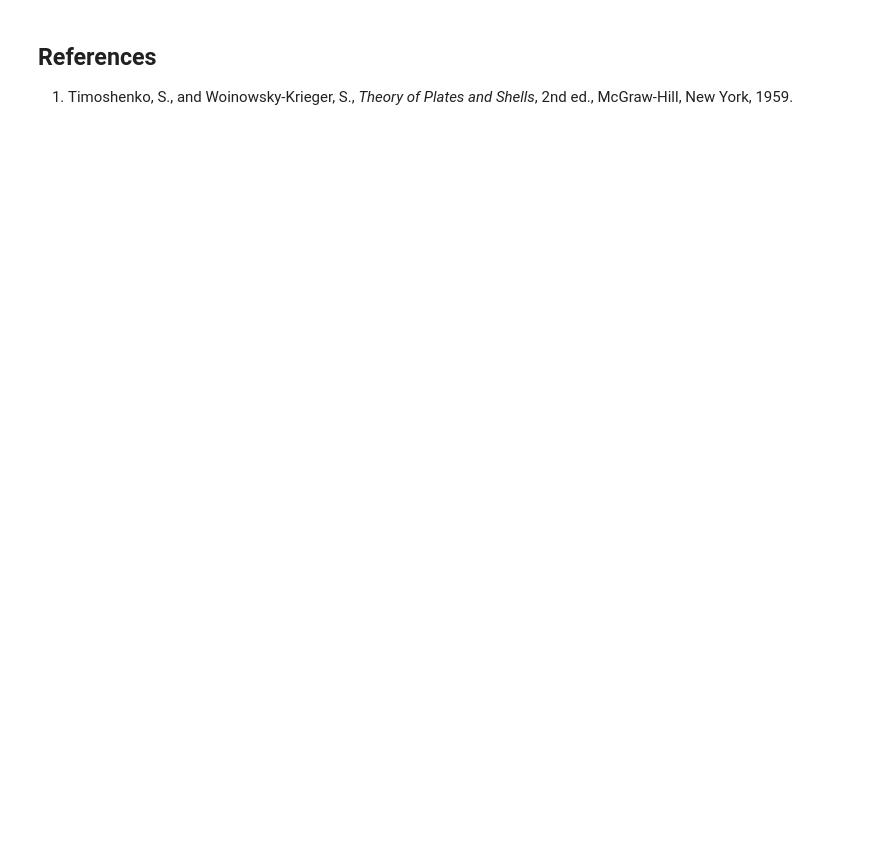
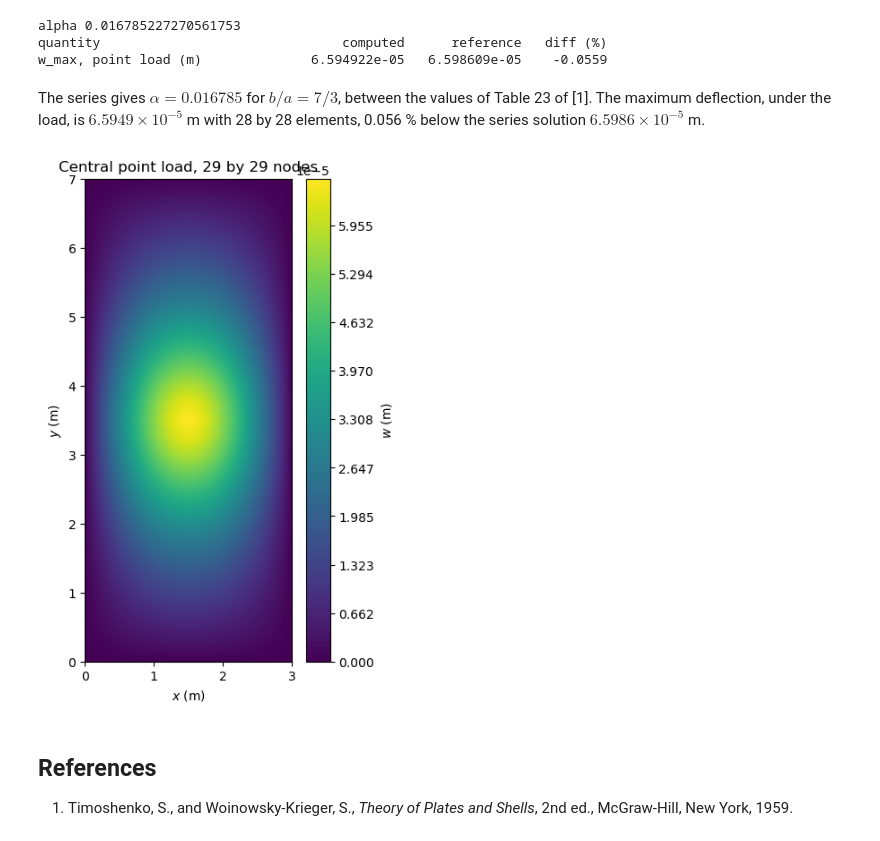
Before and after one commit to saullocastro/bfscplate2d, a Jupyter notebook: notebooks/ex_linear_static.ipynb, the cells around one changed output. Drawn from its saved outputs; the diff is of its cells as text; code cells hidden in the pictures; blank space fills up the shorter version.

```diff
--- a/notebooks/ex_linear_static.ipynb
+++ b/notebooks/ex_linear_static.ipynb
@@ -201,0 +311,30 @@ $3.9372 \times 10^{-3}$ m.
+# %%
+nx = 29
+ny = 29
+KC0, plates, x, y, xmesh, ymesh = build_plate(nx, ny, a, b, lam)
+print('num_elements', len(plates))
+
+bk = np.zeros(KC0.shape[0], dtype=bool)
+# simply supported: w and its derivative along the edge
+edges_x = isclose(x, 0) | isclose(x, a)
+edges_y = isclose(y, 0) | isclose(y, b)
+bk[6::DOF] = edges_x | edges_y
+bk[8::DOF] = edges_x
+bk[7::DOF] = edges_y
+# all u, v displacements
+bk[0::DOF] = True
+bk[3::DOF] = True
+bu = ~bk
+
+# point load at the central node
+f = np.zeros(KC0.shape[0])
+fmid = 1.
+check = isclose(x, a/2) & isclose(y, b/2)
+f[6::DOF][check] = fmid
+print('sum of the force vector', f.sum())
+
+u = np.zeros(KC0.shape[0], dtype=float)
+u[bu] = spsolve(KC0[bu, :][:, bu], f[bu])
+w = u[6::DOF].reshape(nx, ny).T
+print('w at the central node', u[6::DOF][check][0])
+print('wmax', w.max())
@@ -202,3 +365,33 @@ $3.9372 \times 10^{-3}$ m.
+# %%
+ms = np.arange(1, 1002, 2)
+alpha_m = ms*np.pi*b/(2*a)
+# 1/cosh^2 = 1 - tanh^2, without overflow for large alpha_m
+alpha = np.sum((np.tanh(alpha_m) - alpha_m*(1 - np.tanh(alpha_m)**2))/ms**3)/(2*np.pi**3)
+w_series = alpha*fmid*a**2/D
+print('alpha', alpha)
+
+print_table([('w_max, point load (m)', w.max(), w_series)])
+# %% [output]
+alpha 0.016785227270561753
+quantity                               computed      reference   diff (%)
+w_max, point load (m)              6.594922e-05   6.598609e-05    -0.0559
+# %% [markdown]
+The series gives $\alpha = 0.016785$ for $b/a = 7/3$, between the values of
+Table 23 of [1]. The maximum deflection, under the load, is
+$6.5949 \times 10^{-5}$ m with 28 by 28 elements, 0.056 % below the series
+solution $6.5986 \times 10^{-5}$ m.
+# %%
+plt.figure(figsize=(4, 7))
+plt.gca().set_aspect('equal')
+levels = np.linspace(w.min(), w.max(), 300)
+plt.contourf(xmesh, ymesh, w, levels=levels)
+plt.colorbar(label='$w$ (m)')
+plt.xlabel('$x$ (m)')
+plt.ylabel('$y$ (m)')
+plt.title('Central point load, 29 by 29 nodes')
+plt.show()
+# %% [output]
+[figure, added]
 # %% [markdown]
 ## References
 
```
Also changed, not shown: parts of 27 cells of this notebook, 5 other files.
